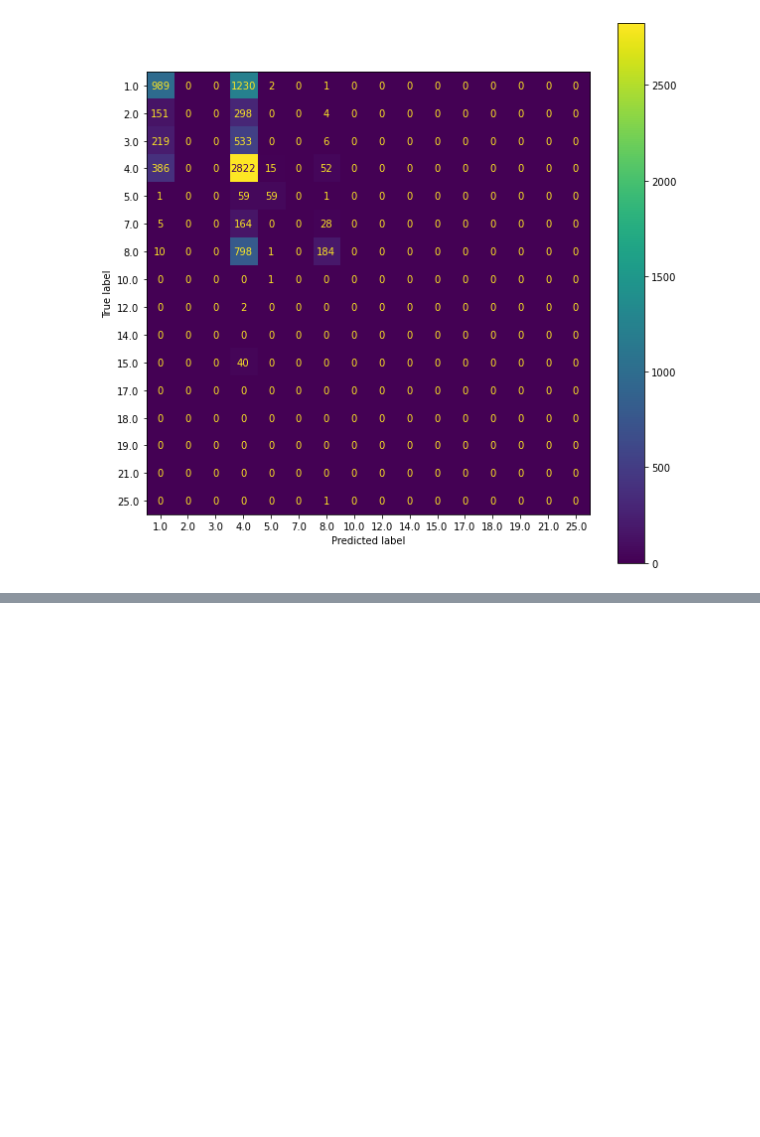
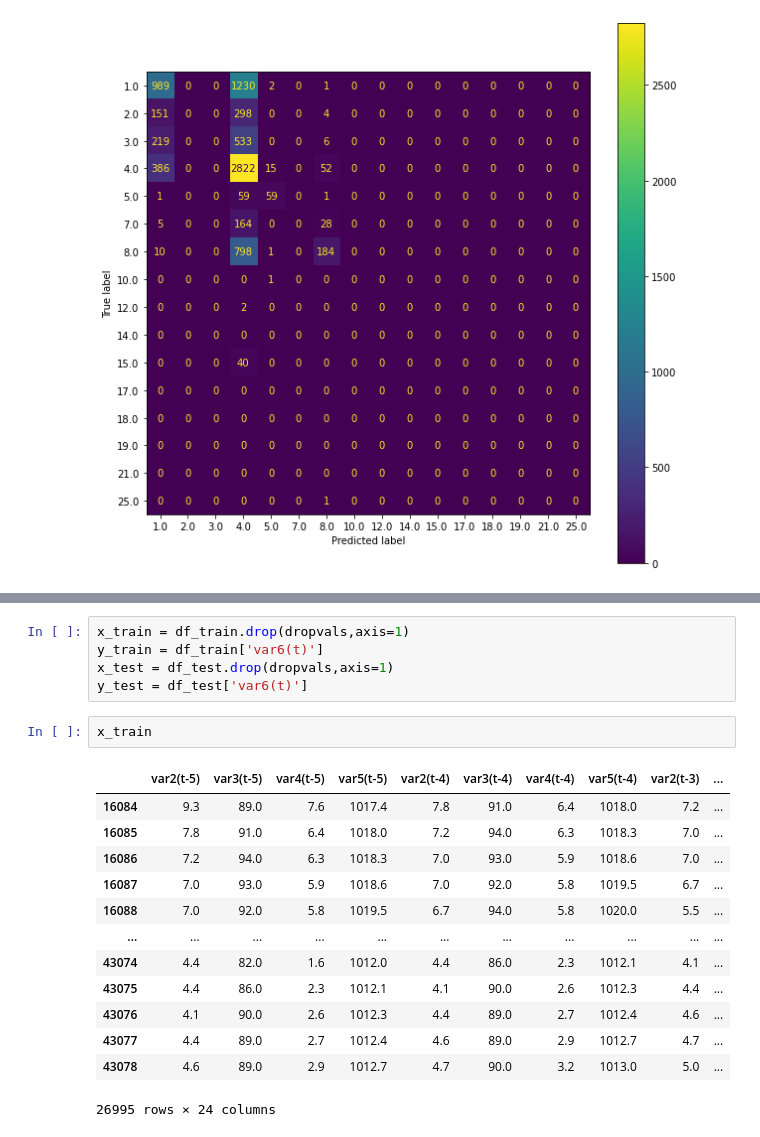
Before and after one commit to yassdenn/WeatherPrediction, a Jupyter notebook: 3_predictionModel.ipynb, the cells around one changed output, grey strips where cells are left out. Cells and saved outputs as stored; diff of their text form; blank space fills up the shorter version.

```diff
--- a/3_predictionModel.ipynb
+++ b/3_predictionModel.ipynb
@@ -118,0 +210,21 @@ disp.plot(ax=ax)
+# %%
+x_train = df_train.drop(dropvals,axis=1)
+y_train = df_train['var6(t)']
+x_test = df_test.drop(dropvals,axis=1)
+y_test = df_test['var6(t)']
+# %%
+x_train
+# %% [output]
+|  | var2(t-5) | var3(t-5) | var4(t-5) | var5(t-5) | var2(t-4) | var3(t-4) | var4(t-4) | var5(t-4) | var2(t-3) | ... |
+| 16084 | 9.3 | 89.0 | 7.6 | 1017.4 | 7.8 | 91.0 | 6.4 | 1018.0 | 7.2 | ... |
+| 16085 | 7.8 | 91.0 | 6.4 | 1018.0 | 7.2 | 94.0 | 6.3 | 1018.3 | 7.0 | ... |
+| 16086 | 7.2 | 94.0 | 6.3 | 1018.3 | 7.0 | 93.0 | 5.9 | 1018.6 | 7.0 | ... |
+| 16087 | 7.0 | 93.0 | 5.9 | 1018.6 | 7.0 | 92.0 | 5.8 | 1019.5 | 6.7 | ... |
+| 16088 | 7.0 | 92.0 | 5.8 | 1019.5 | 6.7 | 94.0 | 5.8 | 1020.0 | 5.5 | ... |
+| ... | ... | ... | ... | ... | ... | ... | ... | ... | ... | ... |
+| 43074 | 4.4 | 82.0 | 1.6 | 1012.0 | 4.4 | 86.0 | 2.3 | 1012.1 | 4.1 | ... |
+| 43075 | 4.4 | 86.0 | 2.3 | 1012.1 | 4.1 | 90.0 | 2.6 | 1012.3 | 4.4 | ... |
+| 43076 | 4.1 | 90.0 | 2.6 | 1012.3 | 4.4 | 89.0 | 2.7 | 1012.4 | 4.6 | ... |
+| 43077 | 4.4 | 89.0 | 2.7 | 1012.4 | 4.6 | 89.0 | 2.9 | 1012.7 | 4.7 | ... |
+| 43078 | 4.6 | 89.0 | 2.9 | 1012.7 | 4.7 | 90.0 | 3.2 | 1013.0 | 5.0 | ... |
+26995 rows × 24 columns
```
Also changed, not shown: parts of 18 cells of this notebook, 2 other files.
